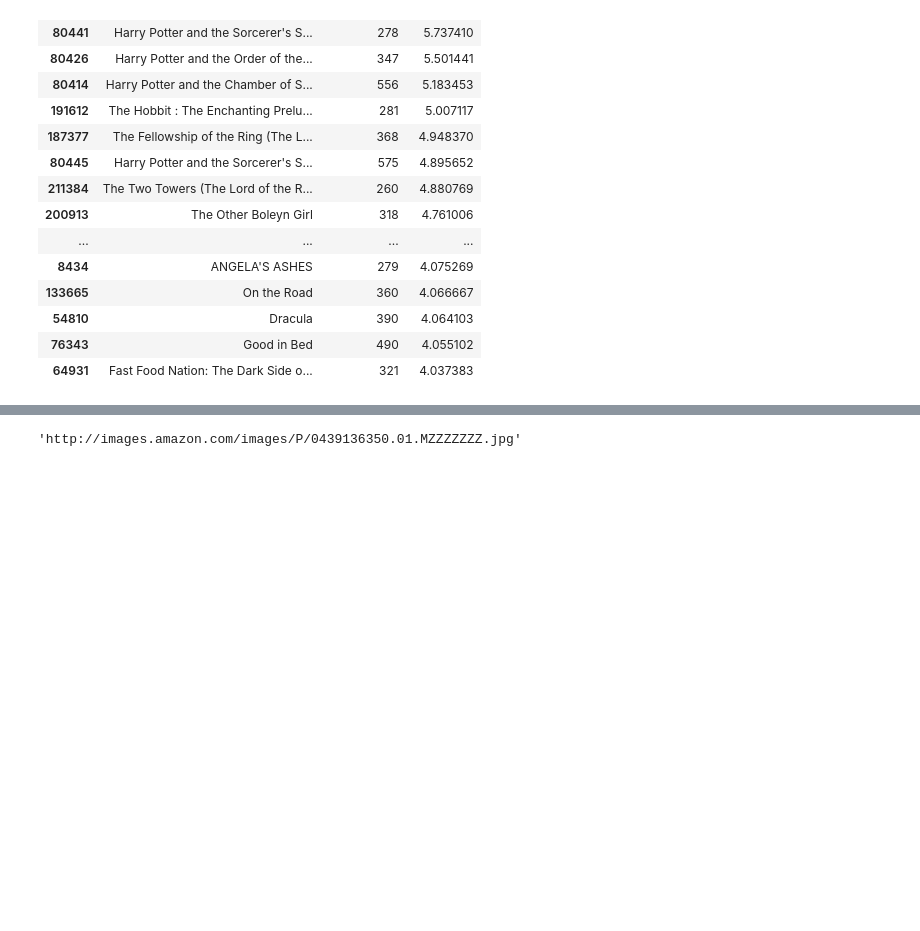
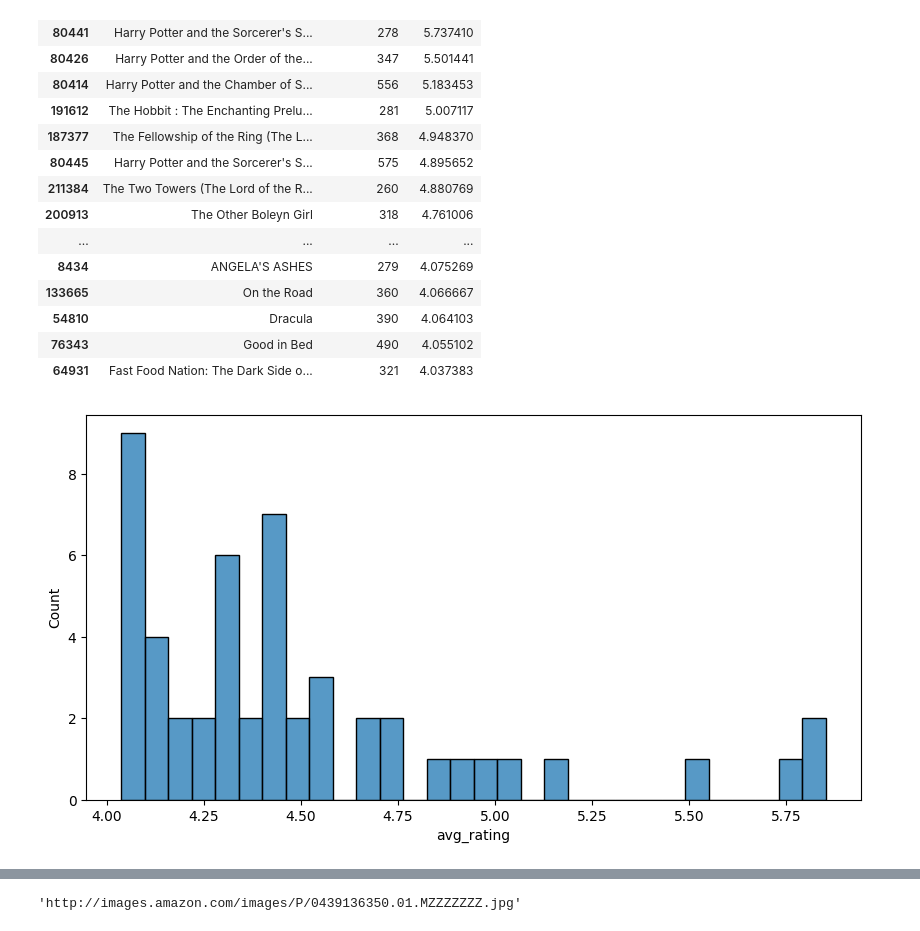
Before and after one commit to KomalWaghmore/Book-recommendation, a Jupyter notebook: book_recommender_system.ipynb, the cells around one changed output, grey strips where cells are left out. Saved outputs shown, nothing was run; the diff lists cells and outputs as text; code cells hidden in the pictures; blank space fills up the shorter version.

```diff
--- a/book_recommender_system.ipynb
+++ b/book_recommender_system.ipynb
@@ -206,5 +225,5 @@ popular_df
 # %%
-popular_df = popular_df[popular_df['num_ratings']>=250].sort_values('avg_rating',ascending=False).head(50)
+popular_df = popular_df[popular_df['Book-Rating']>=250].sort_values('avg_rating',ascending=False).head(50)
 # %%
 popular_df
 # %% [output]
@@ -225,3 +244,9 @@ popular_df
 | 54810 | Dracula | 390 | 4.064103 |
 | 76343 | Good in Bed | 490 | 4.055102 |
 | 64931 | Fast Food Nation: The Dark Side o... | 321 | 4.037383 |
+# %%
+plt.figure(figsize=(10,5))
+sns.histplot(popular_df["avg_rating"], bins=30)
+plt.show()
+# %% [output]
+[figure, added]
```
Also changed, not shown: parts of 43 cells of this notebook, 10 other files.
